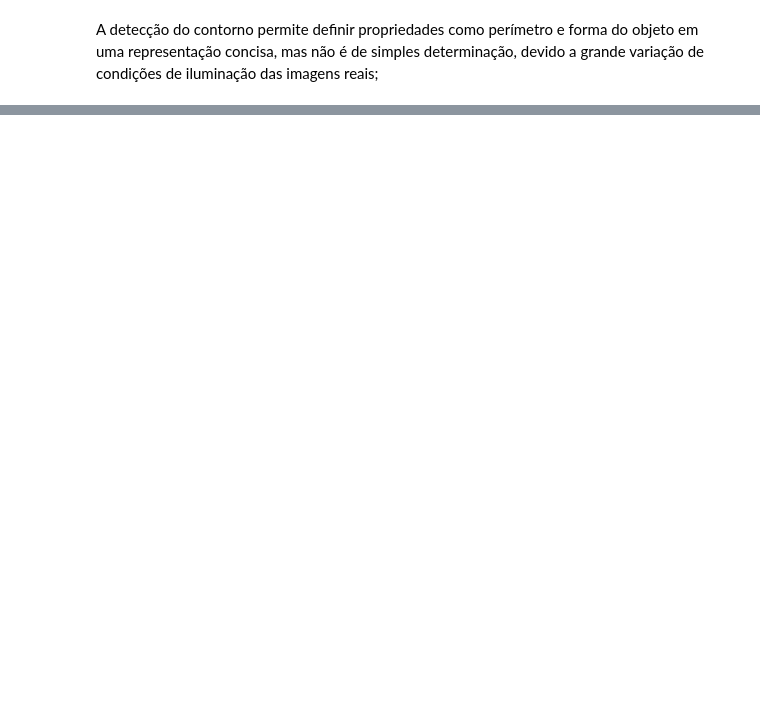
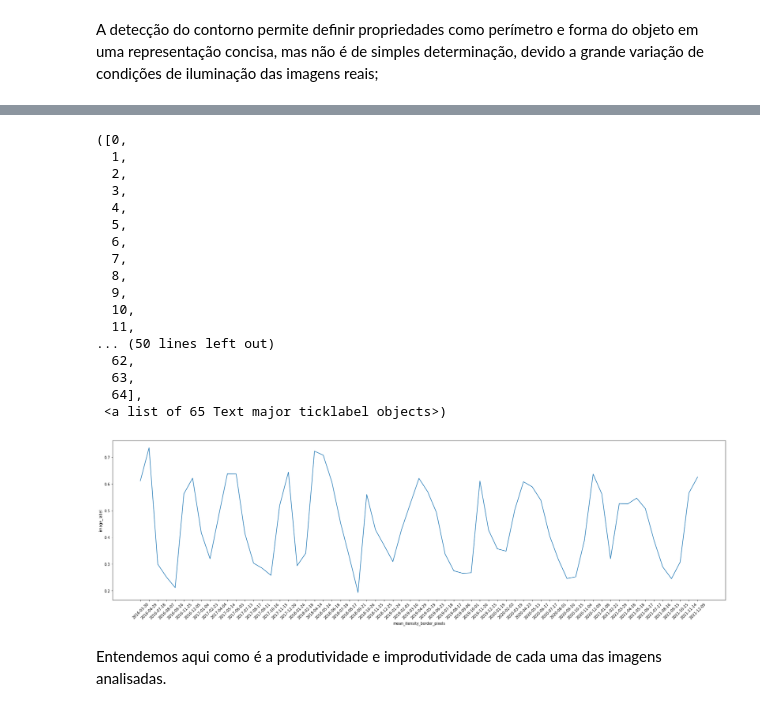
Before and after one commit to g-roger/analise-vegetativa-bemagro, a Jupyter notebook: Oficial_20ia_05_EDA_bemagro.ipynb, the cells around one changed output, grey strips where cells are left out. Cells and saved outputs as stored; diff of their text form; code cells hidden in the pictures; blank space fills up the shorter version.

Commit message:
aplicando superpixel em todas as imagens

```diff
--- a/Oficial_20ia_05_EDA_bemagro.ipynb
+++ b/Oficial_20ia_05_EDA_bemagro.ipynb
@@ -615,0 +562,2 @@ See the caveats in the documentation: https://pandas.pydata.org/pandas-docs/stab
+# %%
+props_df = props_df.query('mean_pixels >= 0')
@@ -649,0 +595,32 @@ array([[[0., 0., 0.],
+# %%
+data = {
+    'image_label': [],
+    'mean_itensity_border_pixels': []
+}
+# %%
+# Leitura NDVI
+for i in range(len(df_1['NDVI'])):
+  try:
+    img_ndvi = io.imread(dataset_1 + df_1['NDVI'][i])
+
+    img_n_3_bands = np.zeros( ( np.array(img_ndvi).shape[0], np.array(img_ndvi).shape[1], 3 ) )
+    img_n_3_bands[:,:,0] = img_ndvi
+    img_n_3_bands[:,:,1] = img_ndvi
+    img_n_3_bands[:,:,2] = img_ndvi
+
+    segments_quickshift = quickshift(img_n_3_bands)
+
+    props_df = pd.DataFrame(regionprops_table(segments_quickshift, img_n_3_bands, properties=['label', 'centroid', 'orientation', 'bbox', 'coords', 'solidity'], extra_properties=(mean_pixels,)))
+
+    props_df = props_df.query('mean_pixels >= 0')
+
+    _mean = props_df.mean_pixels.mean()
+    label = df_1['NDVI'][i].split('.')[0].split('NDVI/')[1]
+    print(label, _mean)
+
+    data['image_label'].append(_mean)
+    data['mean_itensity_border_pixels'].append(label)
+
+  except:
+    print('Não encontrado', df_1['NDVI'][i])
+    continue
@@ -649,0 +645,3 @@ array([[[0., 0., 0.],
+# %%
+
+new_image_analyses_mean_pixels = pd.DataFrame(data)
@@ -649,0 +659,25 @@ array([[[0., 0., 0.],
+# %%
+ax = sns.lineplot(y=new_image_analyses_mean_pixels.image_label, x=new_image_analyses_mean_pixels.mean_itensity_border_pixels)
+ax.figure.set_size_inches(30, 8)
+plt.xticks(rotation=45)
+# %% [output]
+([0,
+  1,
+  2,
+  3,
+  4,
+  5,
+  6,
+  7,
+  8,
+  9,
+  10,
+  11,
+... (50 lines left out)
+  62,
+  63,
+  64],
+ <a list of 65 Text major ticklabel objects>)
+[figure, added]
+# %% [markdown]
+Entendemos aqui como é a produtividade e improdutividade de cada uma das imagens analisadas.
```
Also changed, not shown: parts of 56 cells of this notebook.
